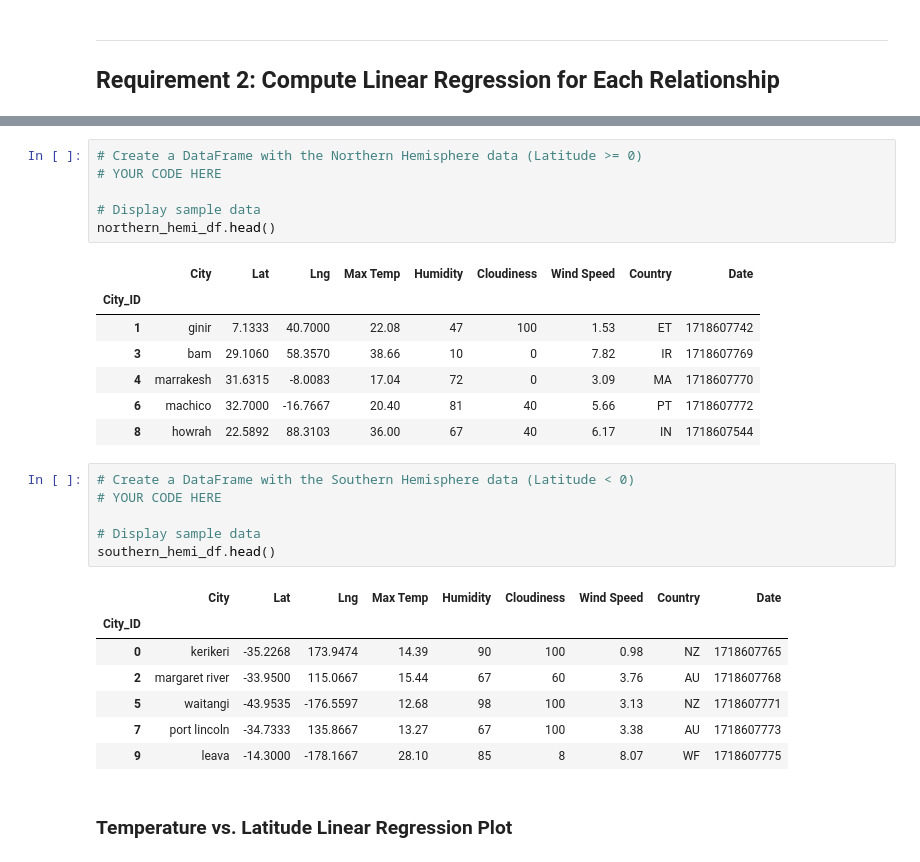
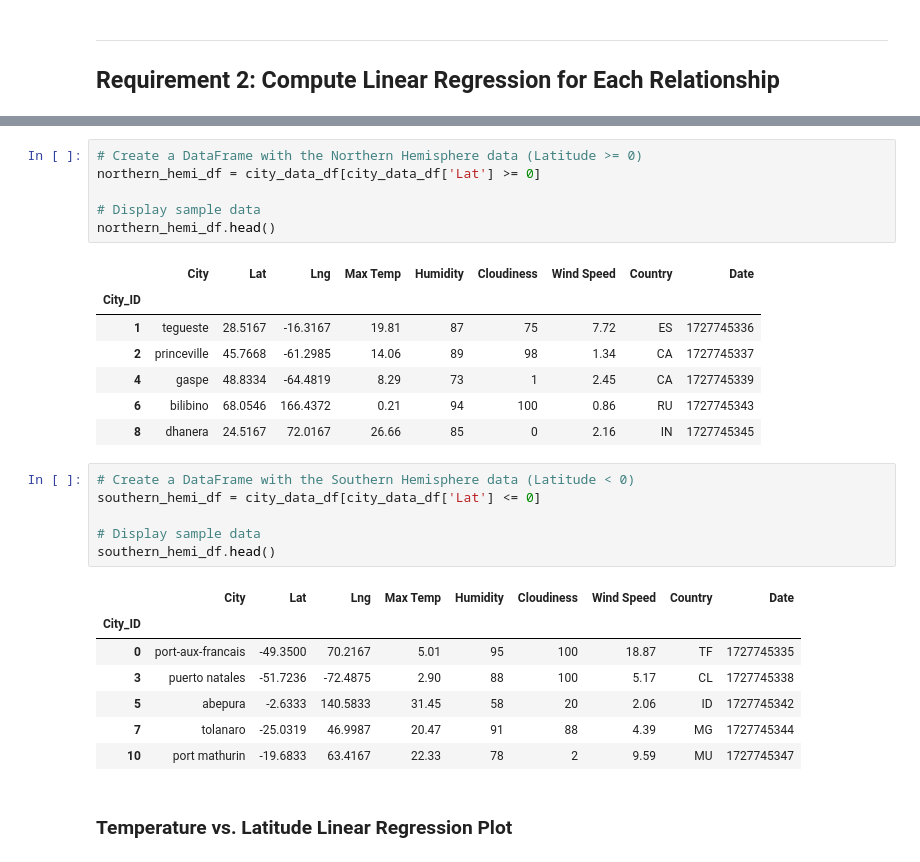
Before and after one commit to dparcon/python-api-challenge, a Jupyter notebook: WeatherPy/WeatherPy.ipynb, the cells around one changed output, grey strips where cells are left out. Drawn from its saved outputs; the diff is of its cells as text.

```diff
--- a/WeatherPy/WeatherPy.ipynb
+++ b/WeatherPy/WeatherPy.ipynb
@@ -262,30 +290,30 @@ plt.show()
 # %%
 # Create a DataFrame with the Northern Hemisphere data (Latitude >= 0)
-# YOUR CODE HERE
+northern_hemi_df = city_data_df[city_data_df['Lat'] >= 0]
 
 # Display sample data
 northern_hemi_df.head()
 # %% [output]
 |  | City | Lat | Lng | Max Temp | Humidity | Cloudiness | Wind Speed | Country | Date |
 | City_ID |  |  |  |  |  |  |  |  |  |
-| 1 | ginir | 7.1333 | 40.7000 | 22.08 | 47 | 100 | 1.53 | ET | 1718607742 |
-| 3 | bam | 29.1060 | 58.3570 | 38.66 | 10 | 0 | 7.82 | IR | 1718607769 |
-| 4 | marrakesh | 31.6315 | -8.0083 | 17.04 | 72 | 0 | 3.09 | MA | 1718607770 |
-| 6 | machico | 32.7000 | -16.7667 | 20.40 | 81 | 40 | 5.66 | PT | 1718607772 |
-| 8 | howrah | 22.5892 | 88.3103 | 36.00 | 67 | 40 | 6.17 | IN | 1718607544 |
+| 1 | tegueste | 28.5167 | -16.3167 | 19.81 | 87 | 75 | 7.72 | ES | 1727745336 |
+| 2 | princeville | 45.7668 | -61.2985 | 14.06 | 89 | 98 | 1.34 | CA | 1727745337 |
+| 4 | gaspe | 48.8334 | -64.4819 | 8.29 | 73 | 1 | 2.45 | CA | 1727745339 |
+| 6 | bilibino | 68.0546 | 166.4372 | 0.21 | 94 | 100 | 0.86 | RU | 1727745343 |
+| 8 | dhanera | 24.5167 | 72.0167 | 26.66 | 85 | 0 | 2.16 | IN | 1727745345 |
 # %%
 # Create a DataFrame with the Southern Hemisphere data (Latitude < 0)
-# YOUR CODE HERE
+southern_hemi_df = city_data_df[city_data_df['Lat'] <= 0]
 
 # Display sample data
 southern_hemi_df.head()
 # %% [output]
 |  | City | Lat | Lng | Max Temp | Humidity | Cloudiness | Wind Speed | Country | Date |
 | City_ID |  |  |  |  |  |  |  |  |  |
-| 0 | kerikeri | -35.2268 | 173.9474 | 14.39 | 90 | 100 | 0.98 | NZ | 1718607765 |
-| 2 | margaret river | -33.9500 | 115.0667 | 15.44 | 67 | 60 | 3.76 | AU | 1718607768 |
-| 5 | waitangi | -43.9535 | -176.5597 | 12.68 | 98 | 100 | 3.13 | NZ | 1718607771 |
-| 7 | port lincoln | -34.7333 | 135.8667 | 13.27 | 67 | 100 | 3.38 | AU | 1718607773 |
-| 9 | leava | -14.3000 | -178.1667 | 28.10 | 85 | 8 | 8.07 | WF | 1718607775 |
+| 0 | port-aux-francais | -49.3500 | 70.2167 | 5.01 | 95 | 100 | 18.87 | TF | 1727745335 |
+| 3 | puerto natales | -51.7236 | -72.4875 | 2.90 | 88 | 100 | 5.17 | CL | 1727745338 |
+| 5 | abepura | -2.6333 | 140.5833 | 31.45 | 58 | 20 | 2.06 | ID | 1727745342 |
+| 7 | tolanaro | -25.0319 | 46.9987 | 20.47 | 91 | 88 | 4.39 | MG | 1727745344 |
+| 10 | port mathurin | -19.6833 | 63.4167 | 22.33 | 78 | 2 | 9.59 | MU | 1727745347 |
 # %% [markdown]
 ###  Temperature vs. Latitude Linear Regression Plot
```
Also changed, not shown: parts of 27 cells of this notebook, 6 other files.
